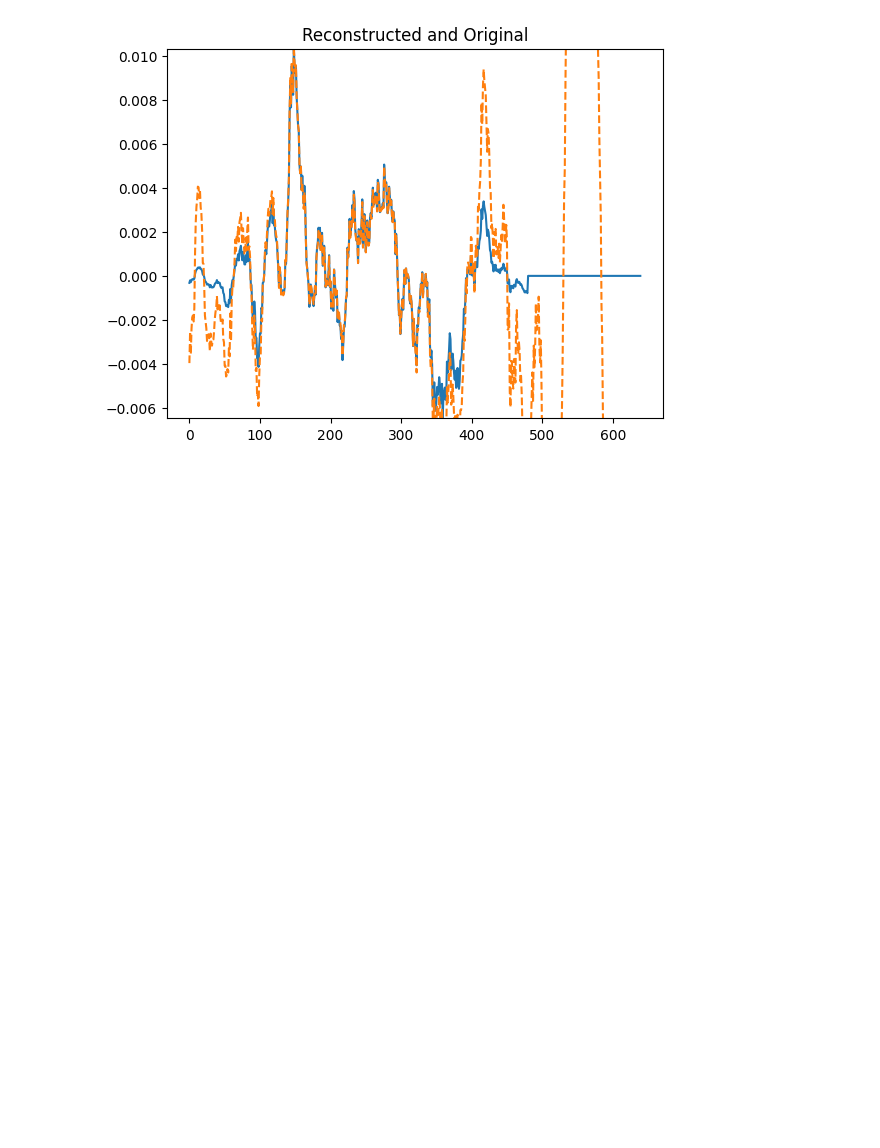
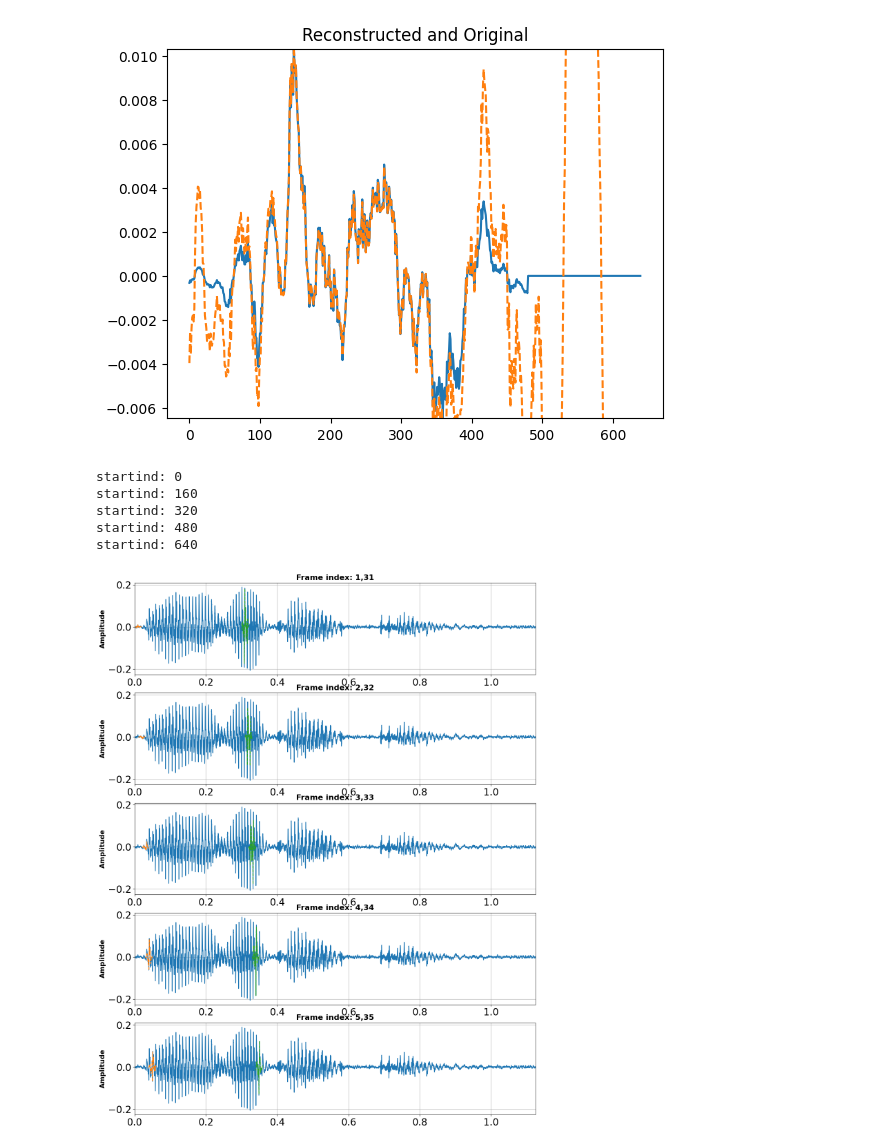
Before and after one commit to woongzip1/SATEST, a Jupyter notebook: SATEST 78.ipynb, the cells around one changed output. Cells and saved outputs as stored; diff of their text form; code cells hidden in the pictures; blank space fills up the shorter version.

```diff
--- a/SATEST 78.ipynb
+++ b/SATEST 78.ipynb
@@ -97,3 +97,60 @@ plt.show()
 # %% [output]
 From 18000 samples, total 111 frames are generated
 [figure]
+# %%
+## 0번 frame 부터 5개를 표시해보자
+ind1 = 0
+ind2 = 30
+fig, axes = plt.subplots(5,1,figsize=(15,20))
+
+time = np.arange(0, len(yr)/sr, 1/sr)
+for i in range(5):
+    startind1 = FE.hop_len * ind1
+    endind1 = FE.hop_len * ind1 + FE.win_len
+    startind2 = FE.hop_len * ind2
+    endind2 = FE.hop_len * ind2 + FE.win_len
+    print("startind:", startind1)
+    frame1 = frame_arr[ind1]
+    frame2 = frame_arr[ind2]
+    ind1 += 1
+    ind2 += 1
+
+    # 기존 waveform 그리기
+    axes[i].plot(time, yr, label='waveform')
+
+    # 추출된 frame 그리기
+    axes[i].plot(time[startind1: endind1], frame1, label='frame {}'.format(2*i + 1), linestyle='--')
+    axes[i].plot(time[startind2: endind2], frame2, label='frame {}'.format(2*i + 2), linestyle='--')
+
+    # axes[i].set_xlabel('Time(s)', fontsize=18, fontweight='bold')
+    axes[i].set_ylabel('Amplitude', fontsize=14, fontweight='bold')
+    axes[i].set_title('Frame index: {},{}'.format(ind1, ind2), fontsize=16, fontweight='bold')
+    axes[i].tick_params(axis='both', labelsize=20)
+    axes[i].set_xlim(0, time[-1])
+
+    # axes[i].legend(fontsize=20,loc='lower left')
+    axes[i].grid()
+
+    # plt.figure(figsize=[15,6])
+    # plt.subplot(2,2,1)
+    # plt.plot(frame1)
+    # plt.grid()
+    # plt.xlim(0,len(frame1)-1)
+    # plt.title("Unvoiced")
+    # plt.xlabel("Samples")
+    # plt.subplot(2,2,2)
+    # plt.plot(frame2)
+    # plt.grid()
+    # plt.xlim(0,len(frame2)-1)
+    # plt.title("voiced")
+    # plt.xlabel("Samples")
+
+# plt.tight_layout()  # subplot 간의 간격 조절
+plt.show()
+# %% [output]
+startind: 0
+startind: 160
+startind: 320
+startind: 480
+startind: 640
+[figure, added]
```
Also changed, not shown: parts of 3 cells of this notebook.
